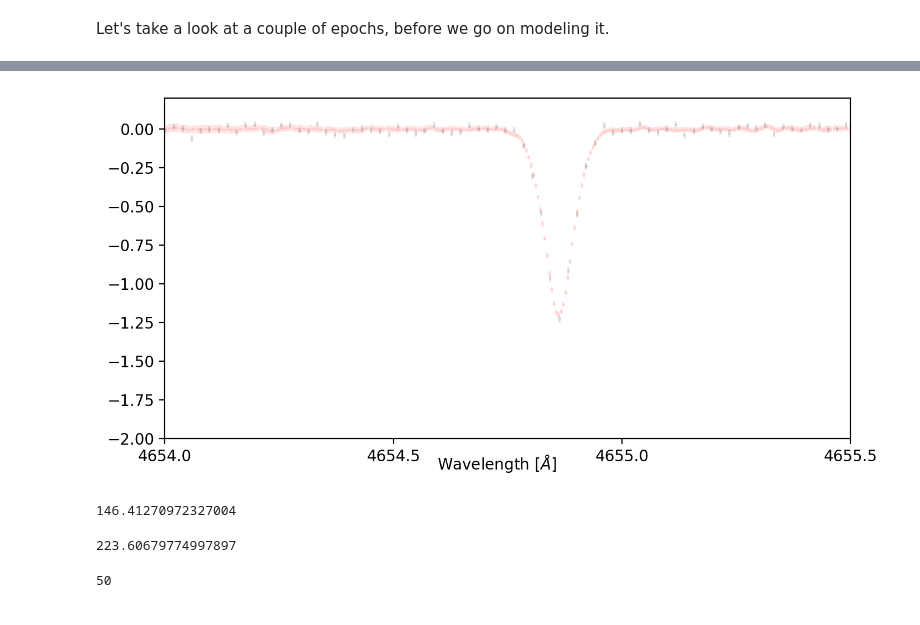
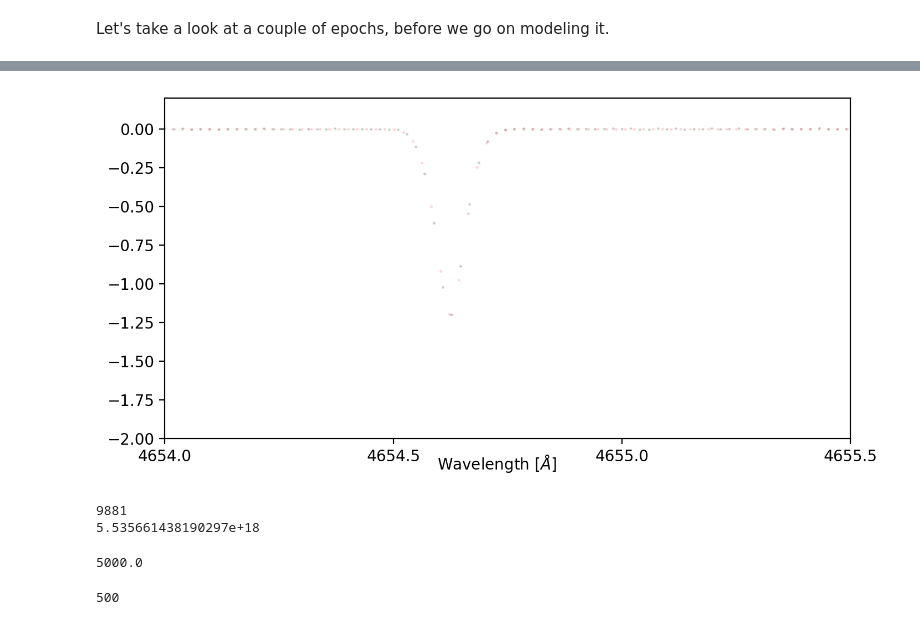
Before and after one commit to mdd423/wobble_jax, a Jupyter notebook: notebooks/01-testdata.ipynb, the cells around one changed output, grey strips where cells are left out. Drawn from its saved outputs; the diff is of its cells as text; code cells hidden in the pictures.

```diff
--- a/notebooks/01-testdata.ipynb
+++ b/notebooks/01-testdata.ipynb
@@ -63,8 +63,8 @@ def create_dataset(x_grid, shifts, line, depth, snr, resolution):
 Here we define the parameters of the data, we will generate. This includes the resolution of the spectrograph, signal to noise ratio, number of epochs, and number of telluric and stellar spectral lines.
 # %%
 resolution = 120_000
-snr = 50
-epoches = 20
+snr = 500
+epoches = 100
 
 dx = jabble.physics.delta_x(2 * resolution)
 lmin = 4654
@@ -145,8 +145,8 @@ def get_model(dataset,resolution,p_val,vel_padding,init_rvs):
     return model
 # %%
 def train_cycle(model, dataset, loss, device_store, device_op, batch_size):
-    options = {"maxiter": 8,\
-               "factr": 10.0,\
+    options = {"maxiter": 512,\
+               "factr": 1.0,\
               }
 
     # Fit Stellar & Telluric Template
@@ -310,47 +334,50 @@ model.fix()
 
 fig, axes = plt.subplots(1,1,figsize=(8,4),sharex='col',sharey='row',\
                              facecolor=(1, 1, 1),dpi=200)
 
 
 # plt_width = np.arange(-40,40,20) + 10
 plt_epoch = 10
 
 lrange = np.linspace(4654,4655.5,4)
 
 plt_epoch = 3
 
 axes.errorbar(dataset[plt_epoch].xs,dataset[plt_epoch].ys,yerr=1/np.sqrt(dataset[plt_epoch].yivar),\
-              fmt='.k',zorder=2,alpha=0.1,ms=1)
+              fmt='.k',zorder=2,alpha=0.1,ms=2)
 
 datablock, metablock = dataset.blockify(cpus[0])
 metarow = jabble.loss.dict_ele(metablock, plt_epoch,cpus[0])
 
-xp = model[0]([],np.log(np.linspace(4653,4655,400)),metarow)
+xp = model[0]([],np.log(np.linspace(4653,4655,100)),metarow)
 model_info = model[1].transform_fisher(xp,xp,reduce_info)
 
 axes.errorbar(xp,model([],xp,metarow),yerr=1/np.sqrt(np.diag(model_info)),\
-              fmt='.r',zorder=2,alpha=0.1,ms=1)
+              fmt='.r',zorder=2,alpha=0.1,ms=2)
 axes.set_xticks(np.log(lrange))
 axes.set_xticklabels(['{:0.1f}'.format(x) for x in lrange])
 axes.set_xlim(np.log(lrange.min()),np.log(lrange.max()))
 axes.set_ylim(-2,0.2)
 
 fig.text(0.5, 0.04, 'Wavelength [$\\AA$]', ha='center')
 plt_name = 'simple_fake_snr_e{}.png'.format(plt_epoch)
 plt.savefig(os.path.join(out_dir,plt_name))
 plt.show()
 # %% [output]
-[figure, old version]
+[figure, new version]
 # %%
-noise = 1/np.sqrt(np.diag(model_info))
-print(np.mean(1/noise))
+variance = np.linalg.inv(model_info)
+temp_mask = (model_info < 1e10)
+print(np.sum(temp_mask))
+print(np.mean(np.diag(variance[temp_mask])))
 # %% [output]
-146.41270972327004
+9881
+5.535661438190297e+18
 # %%
 np.mean(snr*np.sqrt(epoches))
 # %% [output]
-223.60679774997897
+5000.0
 # %%
 snr
 # %% [output]
-50
+500
```
Also changed, not shown: parts of 6 cells of this notebook, 1 other file.
